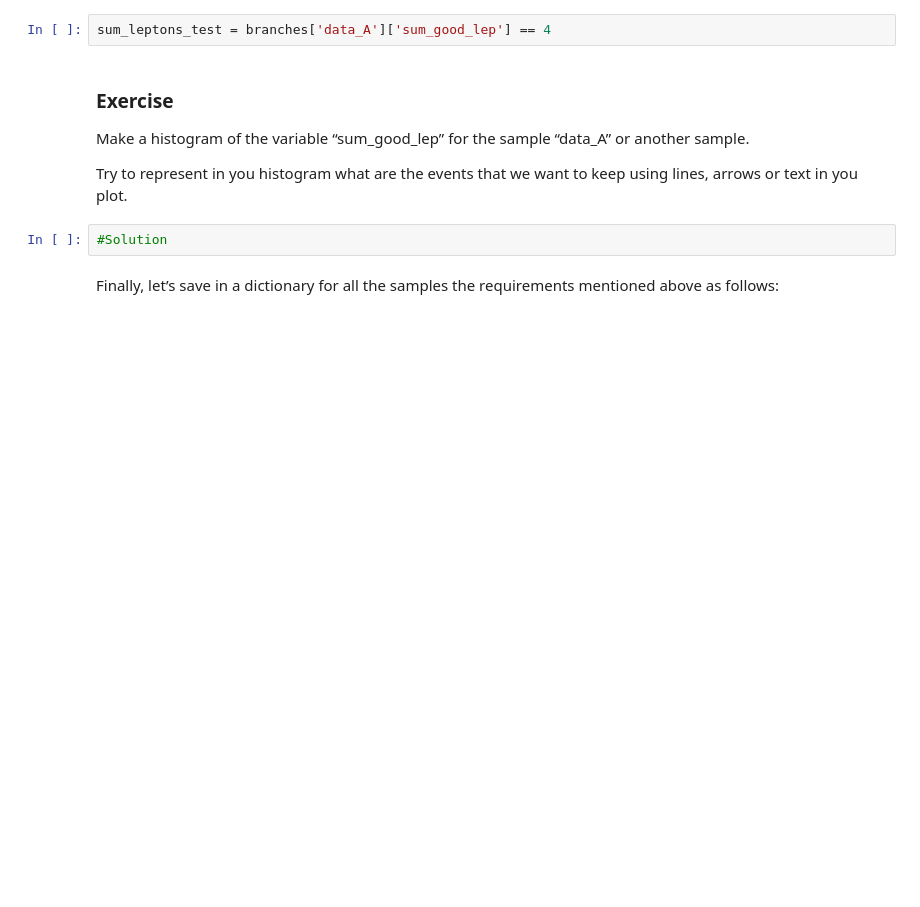
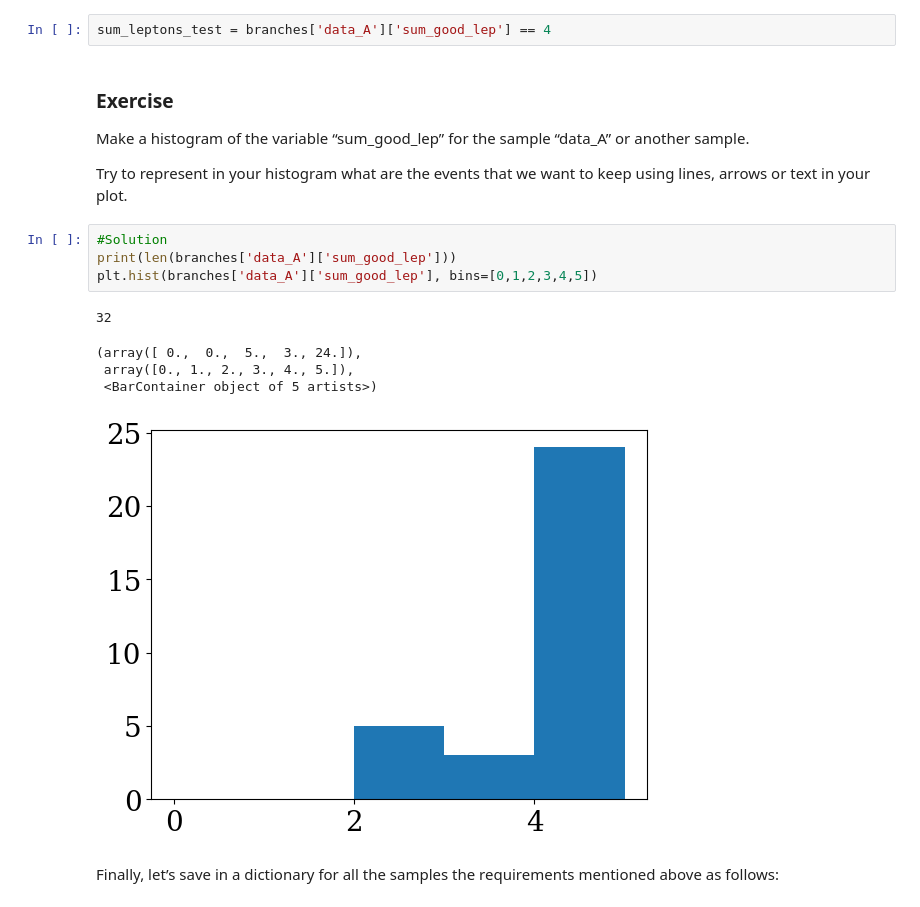
Before and after one commit to jbattat/hsf_matplotlib_notebooks, a Jupyter notebook: ep04-higgs-search.ipynb, the cells around one changed output. Cells and saved outputs as stored; diff of their text form; blank space fills up the shorter version.

```diff
--- a/ep04-higgs-search.ipynb
+++ b/ep04-higgs-search.ipynb
@@ -216,9 +219,17 @@ sum_leptons_test = branches['data_A']['sum_good_lep'] == 4
 
 Make a histogram of the variable “sum_good_lep” for the sample “data_A” or another sample.
 
-Try to represent in you histogram what are the events that we want to keep using lines, arrows or text in you plot.
+Try to represent in your histogram what are the events that we want to keep using lines, arrows or text in your plot.
-# %%
-#Solution
+# %%
+#Solution
+print(len(branches['data_A']['sum_good_lep']))
+plt.hist(branches['data_A']['sum_good_lep'], bins=[0,1,2,3,4,5])
+# %% [output]
+32
+(array([ 0.,  0.,  5.,  3., 24.]),
+ array([0., 1., 2., 3., 4., 5.]),
+ <BarContainer object of 5 artists>)
+[figure, added]
 # %% [markdown]
 Finally, let’s save in a dictionary for all the samples the requirements mentioned above as follows:
 # %%
```
Also changed, not shown: parts of 8 cells of this notebook.
